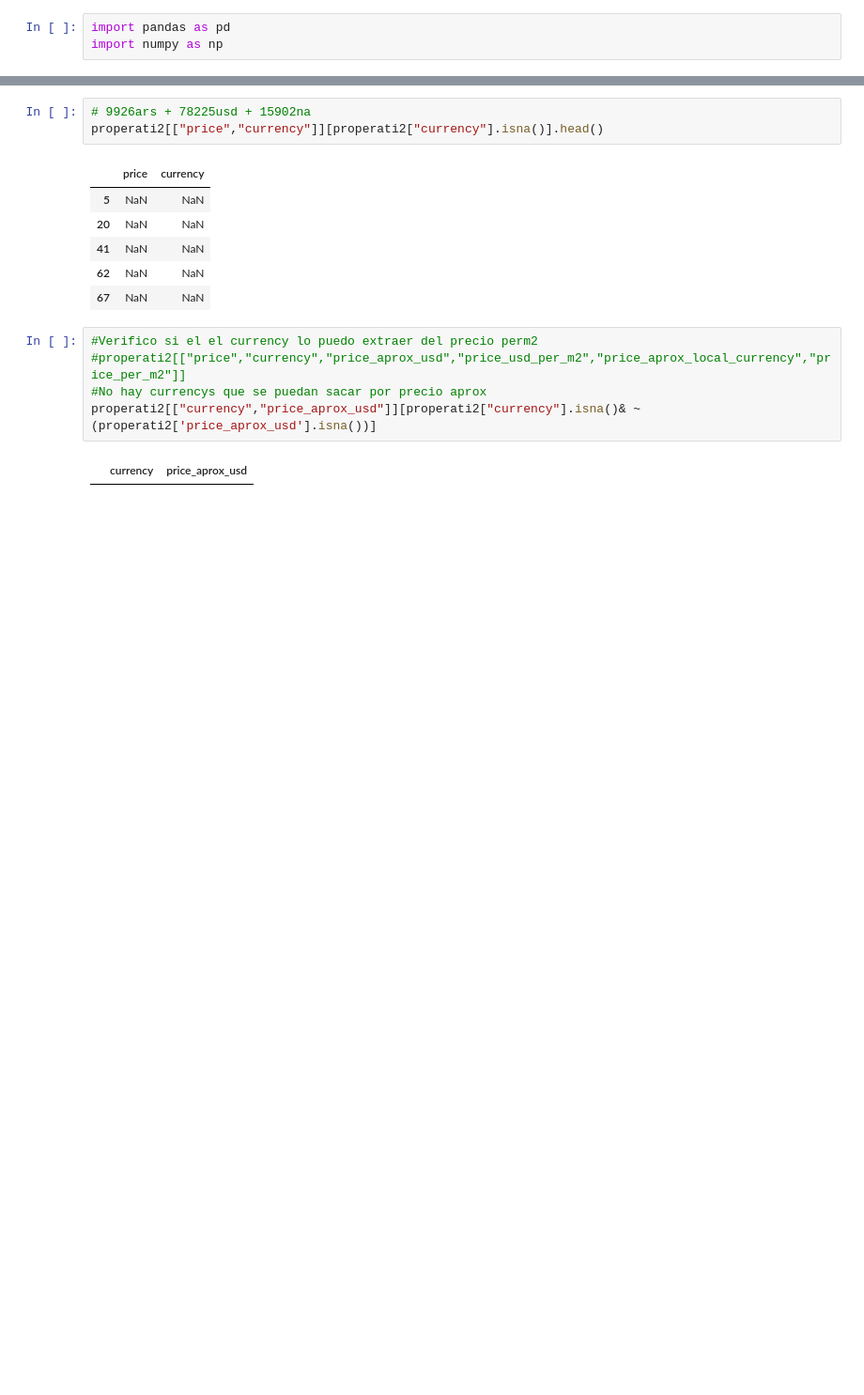
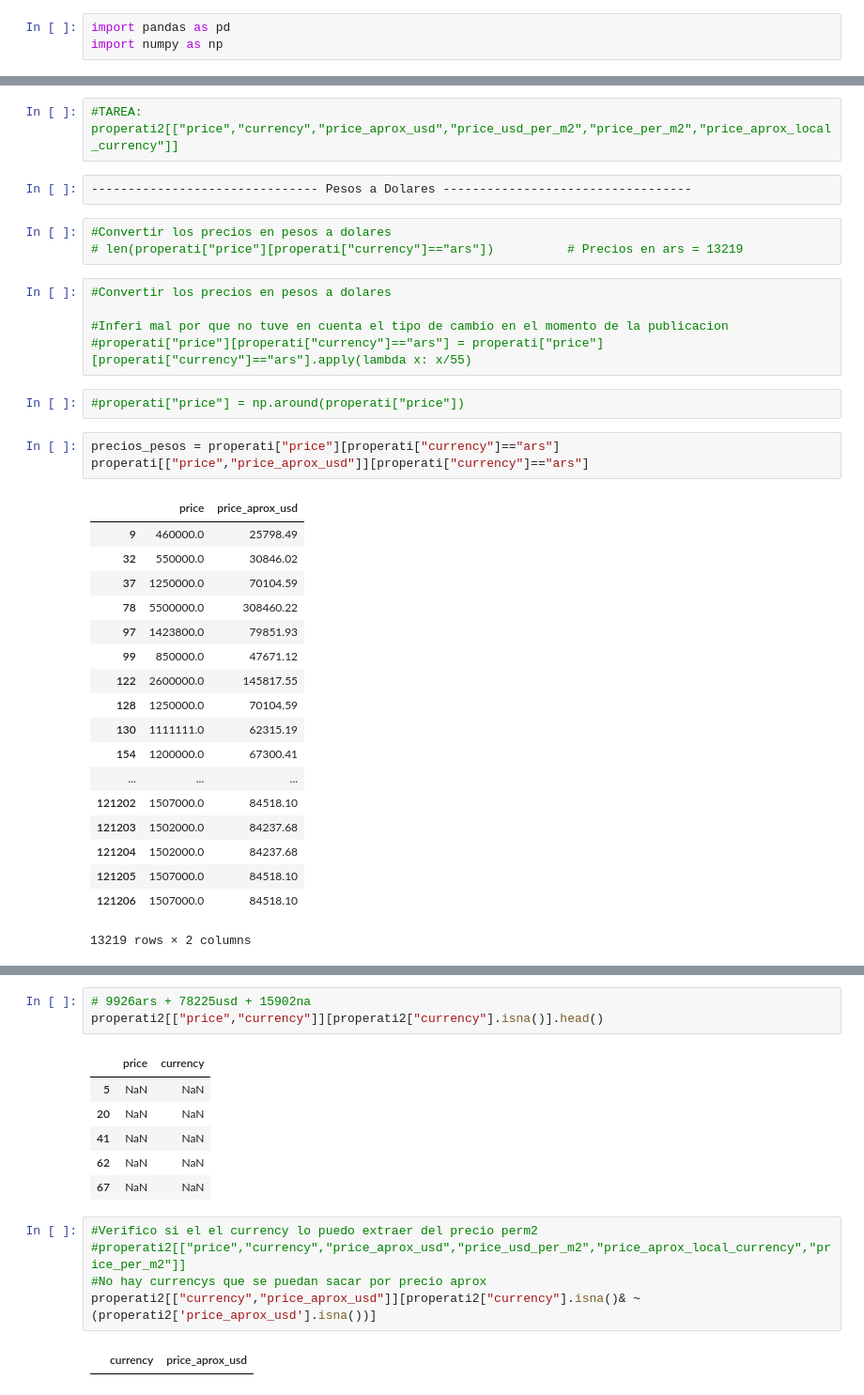
Before and after one commit to krisescobedo/Challenge-one, a Jupyter notebook: Data wrangling.ipynb, the cells around one changed output, grey strips where cells are left out. Shown: that part at 94% size. Drawn from its saved outputs; the diff is of its cells as text; blank space fills up the shorter version.

```diff
--- a/Data wrangling.ipynb
+++ b/Data wrangling.ipynb
@@ -201,0 +53,36 @@ nan
+# %%
+#TAREA: properati2[["price","currency","price_aprox_usd","price_usd_per_m2","price_per_m2","price_aprox_local_currency"]]
+# %%
+------------------------------- Pesos a Dolares ----------------------------------
+# %%
+#Convertir los precios en pesos a dolares
+# len(properati["price"][properati["currency"]=="ars"])          # Precios en ars = 13219
+# %%
+#Convertir los precios en pesos a dolares
+
+#Inferi mal por que no tuve en cuenta el tipo de cambio en el momento de la publicacion
+#properati["price"][properati["currency"]=="ars"] = properati["price"][properati["currency"]=="ars"].apply(lambda x: x/55)
+# %%
+#properati["price"] = np.around(properati["price"])
+# %%
+precios_pesos = properati["price"][properati["currency"]=="ars"]
+properati[["price","price_aprox_usd"]][properati["currency"]=="ars"]
+# %% [output]
+|  | price | price_aprox_usd |
+| 9 | 460000.0 | 25798.49 |
+| 32 | 550000.0 | 30846.02 |
+| 37 | 1250000.0 | 70104.59 |
+| 78 | 5500000.0 | 308460.22 |
+| 97 | 1423800.0 | 79851.93 |
+| 99 | 850000.0 | 47671.12 |
+| 122 | 2600000.0 | 145817.55 |
+| 128 | 1250000.0 | 70104.59 |
+| 130 | 1111111.0 | 62315.19 |
+| 154 | 1200000.0 | 67300.41 |
+| ... | ... | ... |
+| 121202 | 1507000.0 | 84518.10 |
+| 121203 | 1502000.0 | 84237.68 |
+| 121204 | 1502000.0 | 84237.68 |
+| 121205 | 1507000.0 | 84518.10 |
+| 121206 | 1507000.0 | 84518.10 |
+13219 rows × 2 columns
```
Also changed, not shown: parts of 61 cells of this notebook.
